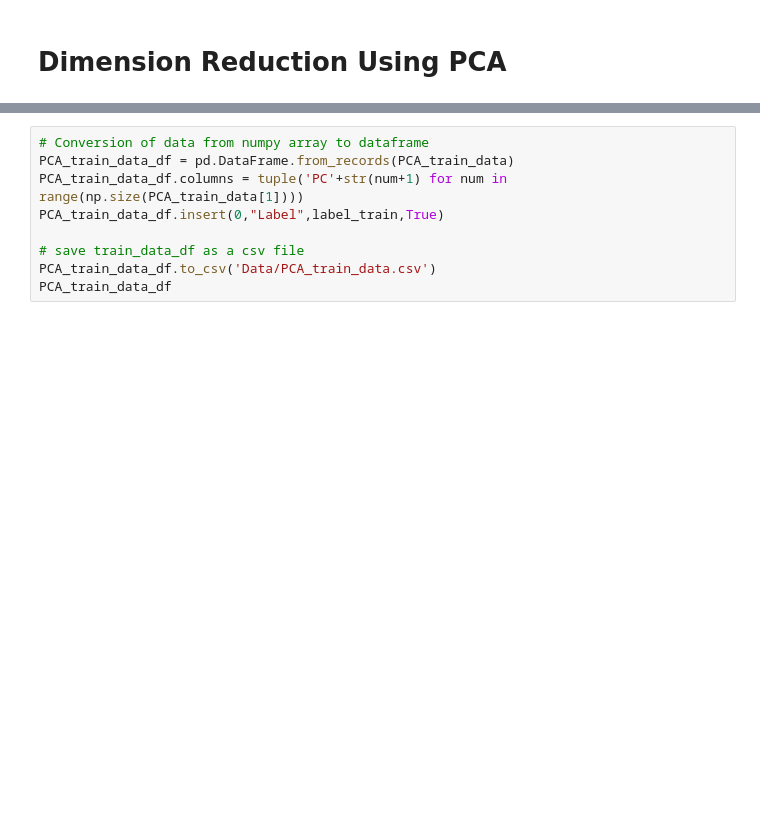
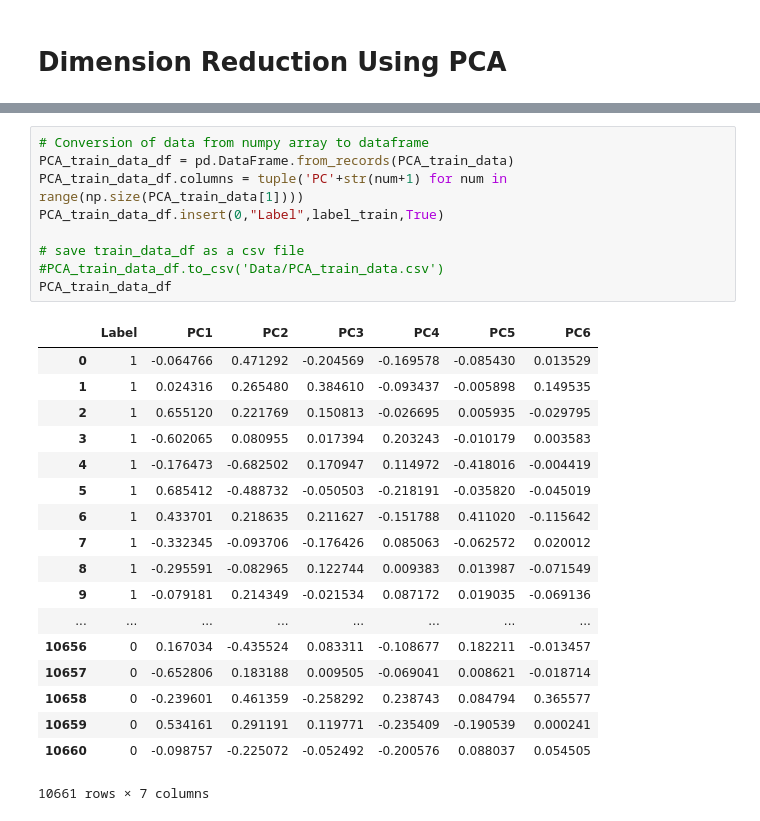
Before and after one commit to ansel-z/CX4240-Cancer-Cell-Classfication-Project, a Jupyter notebook: Dimension Reduction.ipynb, the cells around one changed output, grey strips where cells are left out. Cells and saved outputs as stored; diff of their text form; blank space fills up the shorter version.

```diff
--- a/Dimension Reduction.ipynb
+++ b/Dimension Reduction.ipynb
@@ -266,12 +316,31 @@ PCA_test_data
 # %%
 # Conversion of data from numpy array to dataframe
 PCA_train_data_df = pd.DataFrame.from_records(PCA_train_data)
 PCA_train_data_df.columns = tuple('PC'+str(num+1) for num in range(np.size(PCA_train_data[1])))
 PCA_train_data_df.insert(0,"Label",label_train,True)
 
 # save train_data_df as a csv file
-PCA_train_data_df.to_csv('Data/PCA_train_data.csv')
+#PCA_train_data_df.to_csv('Data/PCA_train_data.csv')
 PCA_train_data_df
+# %% [output]
+|  | Label | PC1 | PC2 | PC3 | PC4 | PC5 | PC6 |
+| 0 | 1 | -0.064766 | 0.471292 | -0.204569 | -0.169578 | -0.085430 | 0.013529 |
+| 1 | 1 | 0.024316 | 0.265480 | 0.384610 | -0.093437 | -0.005898 | 0.149535 |
+| 2 | 1 | 0.655120 | 0.221769 | 0.150813 | -0.026695 | 0.005935 | -0.029795 |
+| 3 | 1 | -0.602065 | 0.080955 | 0.017394 | 0.203243 | -0.010179 | 0.003583 |
+| 4 | 1 | -0.176473 | -0.682502 | 0.170947 | 0.114972 | -0.418016 | -0.004419 |
+| 5 | 1 | 0.685412 | -0.488732 | -0.050503 | -0.218191 | -0.035820 | -0.045019 |
+| 6 | 1 | 0.433701 | 0.218635 | 0.211627 | -0.151788 | 0.411020 | -0.115642 |
+| 7 | 1 | -0.332345 | -0.093706 | -0.176426 | 0.085063 | -0.062572 | 0.020012 |
+| 8 | 1 | -0.295591 | -0.082965 | 0.122744 | 0.009383 | 0.013987 | -0.071549 |
+| 9 | 1 | -0.079181 | 0.214349 | -0.021534 | 0.087172 | 0.019035 | -0.069136 |
+| ... | ... | ... | ... | ... | ... | ... | ... |
+| 10656 | 0 | 0.167034 | -0.435524 | 0.083311 | -0.108677 | 0.182211 | -0.013457 |
+| 10657 | 0 | -0.652806 | 0.183188 | 0.009505 | -0.069041 | 0.008621 | -0.018714 |
+| 10658 | 0 | -0.239601 | 0.461359 | -0.258292 | 0.238743 | 0.084794 | 0.365577 |
+| 10659 | 0 | 0.534161 | 0.291191 | 0.119771 | -0.235409 | -0.190539 | 0.000241 |
+| 10660 | 0 | -0.098757 | -0.225072 | -0.052492 | -0.200576 | 0.088037 | 0.054505 |
+10661 rows × 7 columns
 # %%
 # Visualizing 3-D numeric data with Scatter Plots
 # PC1, PC2 and PC3
```
Also changed, not shown: parts of 11 cells of this notebook, 2 other files.
